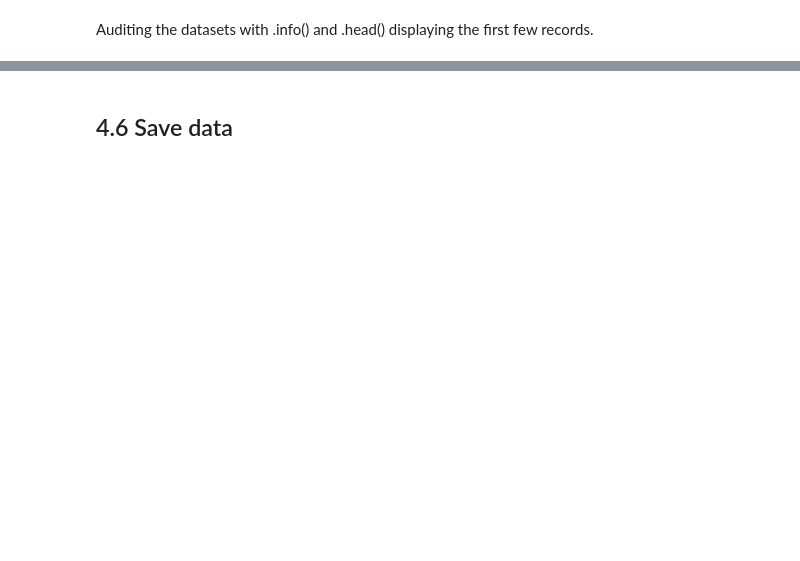
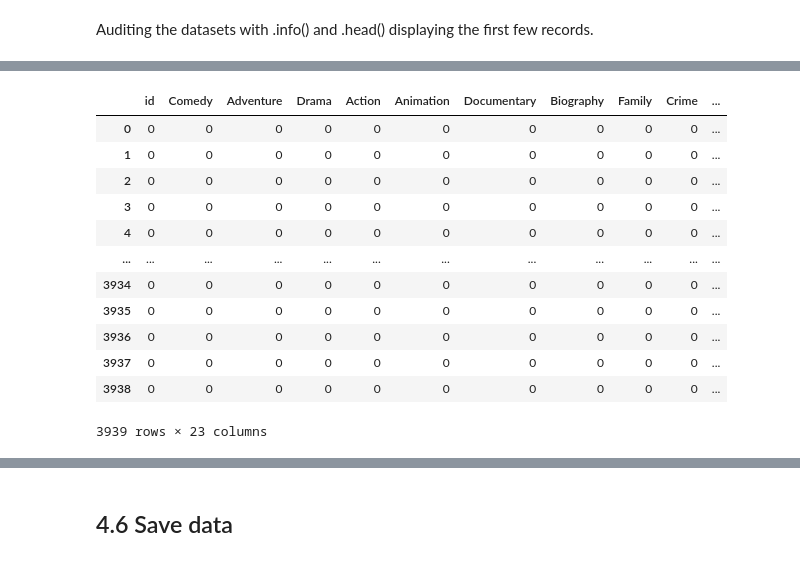
Before and after one commit to tpoozhikala/IMDB_Classification, a Jupyter notebook: 4_Preprocess_and_training/04_Preprocess_and_Training_IMDB_Classification.ipynb, the cells around one changed output, grey strips where cells are left out. Cells and saved outputs as stored; diff of their text form; code cells hidden in the pictures; blank space fills up the shorter version.

```diff
--- a/4_Preprocess_and_training/04_Preprocess_and_Training_IMDB_Classification.ipynb
+++ b/4_Preprocess_and_training/04_Preprocess_and_Training_IMDB_Classification.ipynb
@@ -454,0 +177,9 @@ Now that arrays have been created for X_train, X_test, y_train, and y_test for e
+# %%
+#Code to remove whitespace within columns of dataframe found on https://www.geeksforgeeks.org/pandas-strip-whitespace-from-entire-dataframe/#
+#Similar solution found with code on https://stackoverflow.com/questions/70770016/how-to-remove-excess-whitespaces-in-entire-python-dataframe-columns
+train_labels = pd.concat(labels, ignore_index=True)
+train_labels['id'] = train_labels['id'].str.strip()
+train_labels['Genre_1'] = train_labels['Genre_1'].str.strip()
+train_labels['Genre_2'] = train_labels['Genre_2'].str.strip()
+train_labels['Genre_3'] = train_labels['Genre_3'].str.strip()
+train_labels['Genre_2'][0]
@@ -454,0 +210,7 @@ Now that arrays have been created for X_train, X_test, y_train, and y_test for e
+# %%
+#Code to insert an item to beginning of the list found on https://stackoverflow.com/questions/17911091/append-integer-to-beginning-of-list-in-python
+#Retrieving each genre unique genre label and creating a list of all genre labels
+col = train_labels['Genre_1'].unique()
+movie_list = col.tolist()
+movie_list.append('None')
+movie_list.insert(0,'id')
@@ -454,0 +237,5 @@ Now that arrays have been created for X_train, X_test, y_train, and y_test for e
+# %%
+#Intialized dictionary to have genre as the features with respective value of 0 for its intial binary value.
+movie_dict = {'id':0}
+for i in range(1,len(movie_list)):
+    movie_dict[movie_list[i]] = 0
@@ -454,0 +262,21 @@ Now that arrays have been created for X_train, X_test, y_train, and y_test for e
+# %%
+#Code to create a list of numbers found on https://codefather.tech/blog/python-create-list-from-1-to-n/
+num = list(range(3939))
+# %%
+#Taking the constructed dictionary and expanding the index to create an intial sparse dataframe to eventually include all values for images extracted from IMDb
+df_mov = pd.DataFrame(movie_dict, index = num)
+df_mov
+# %% [output]
+|  | id | Comedy | Adventure | Drama | Action | Animation | Documentary | Biography | Family | Crime | ... |
+| 0 | 0 | 0 | 0 | 0 | 0 | 0 | 0 | 0 | 0 | 0 | ... |
+| 1 | 0 | 0 | 0 | 0 | 0 | 0 | 0 | 0 | 0 | 0 | ... |
+| 2 | 0 | 0 | 0 | 0 | 0 | 0 | 0 | 0 | 0 | 0 | ... |
+| 3 | 0 | 0 | 0 | 0 | 0 | 0 | 0 | 0 | 0 | 0 | ... |
+| 4 | 0 | 0 | 0 | 0 | 0 | 0 | 0 | 0 | 0 | 0 | ... |
+| ... | ... | ... | ... | ... | ... | ... | ... | ... | ... | ... | ... |
+| 3934 | 0 | 0 | 0 | 0 | 0 | 0 | 0 | 0 | 0 | 0 | ... |
+| 3935 | 0 | 0 | 0 | 0 | 0 | 0 | 0 | 0 | 0 | 0 | ... |
+| 3936 | 0 | 0 | 0 | 0 | 0 | 0 | 0 | 0 | 0 | 0 | ... |
+| 3937 | 0 | 0 | 0 | 0 | 0 | 0 | 0 | 0 | 0 | 0 | ... |
+| 3938 | 0 | 0 | 0 | 0 | 0 | 0 | 0 | 0 | 0 | 0 | ... |
+3939 rows × 23 columns
```
Also changed, not shown: parts of 113 cells of this notebook, 1 other file.
